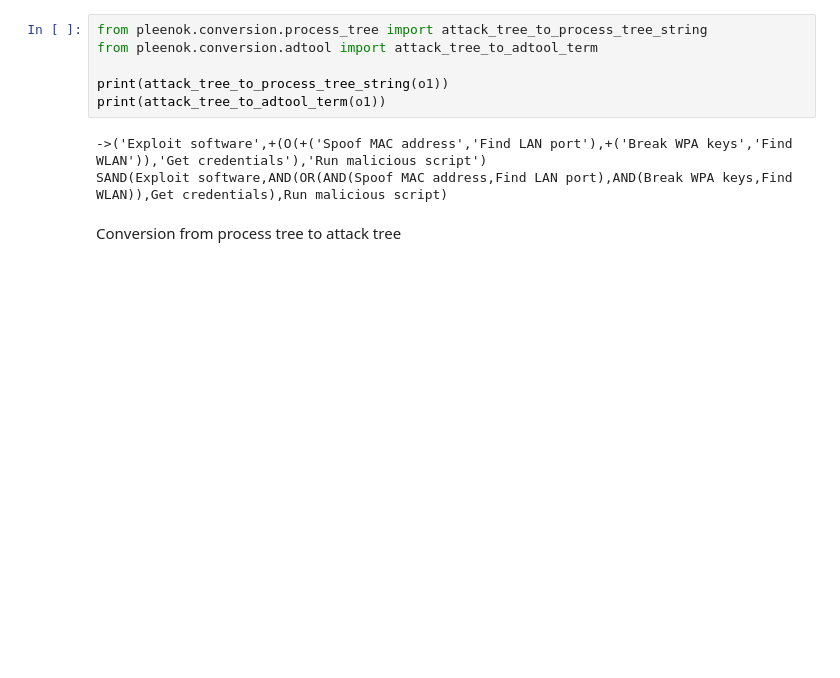
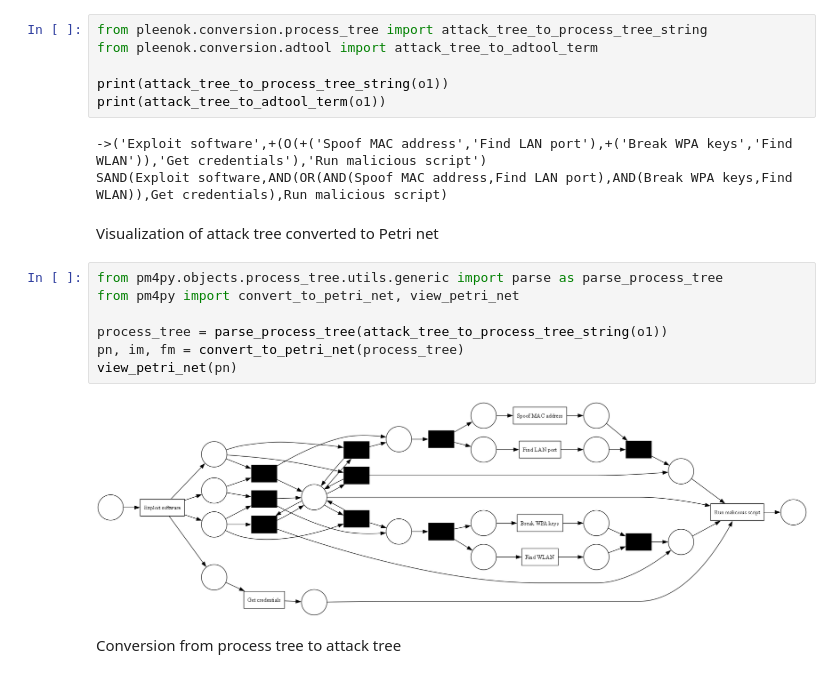
Before and after one commit to pleenok/pleenok, a Jupyter notebook: main.ipynb, the cells around one changed output. Saved outputs shown, nothing was run; the diff lists cells and outputs as text; blank space fills up the shorter version.

```diff
--- a/main.ipynb
+++ b/main.ipynb
@@ -40,6 +68,17 @@ print(attack_tree_to_adtool_term(o1))
 # %% [output]
 ->('Exploit software',+(O(+('Spoof MAC address','Find LAN port'),+('Break WPA keys','Find WLAN')),'Get credentials'),'Run malicious script')
 SAND(Exploit software,AND(OR(AND(Spoof MAC address,Find LAN port),AND(Break WPA keys,Find WLAN)),Get credentials),Run malicious script)
+# %% [markdown]
+Visualization of attack tree converted to Petri net
+# %%
+from pm4py.objects.process_tree.utils.generic import parse as parse_process_tree
+from pm4py import convert_to_petri_net, view_petri_net
+
+process_tree = parse_process_tree(attack_tree_to_process_tree_string(o1))
+pn, im, fm = convert_to_petri_net(process_tree)
+view_petri_net(pn)
+# %% [output]
+[figure, added]
 # %% [markdown]
 Conversion from process tree to attack tree
 # %%
```
Also changed, not shown: parts of 2 cells of this notebook, 1 other file.
